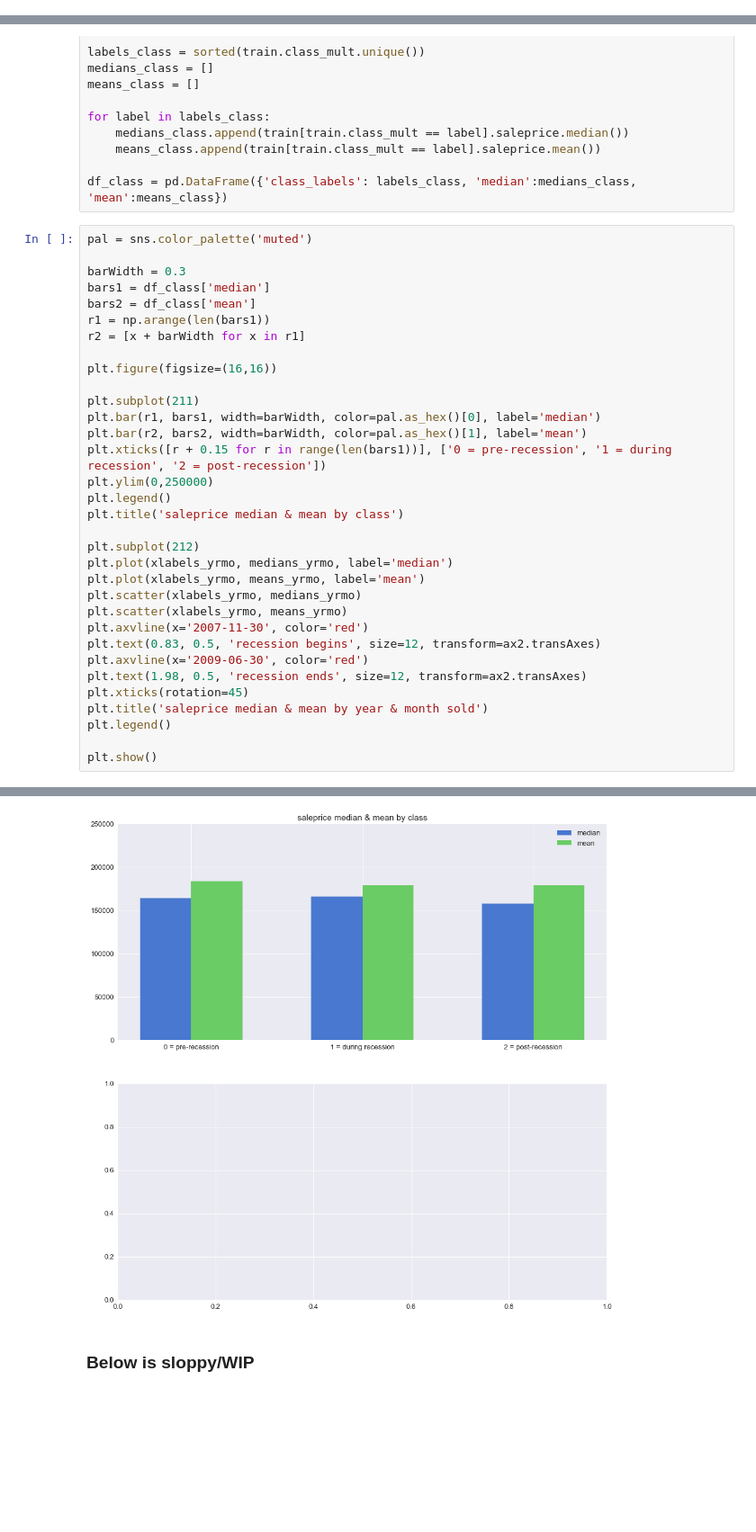
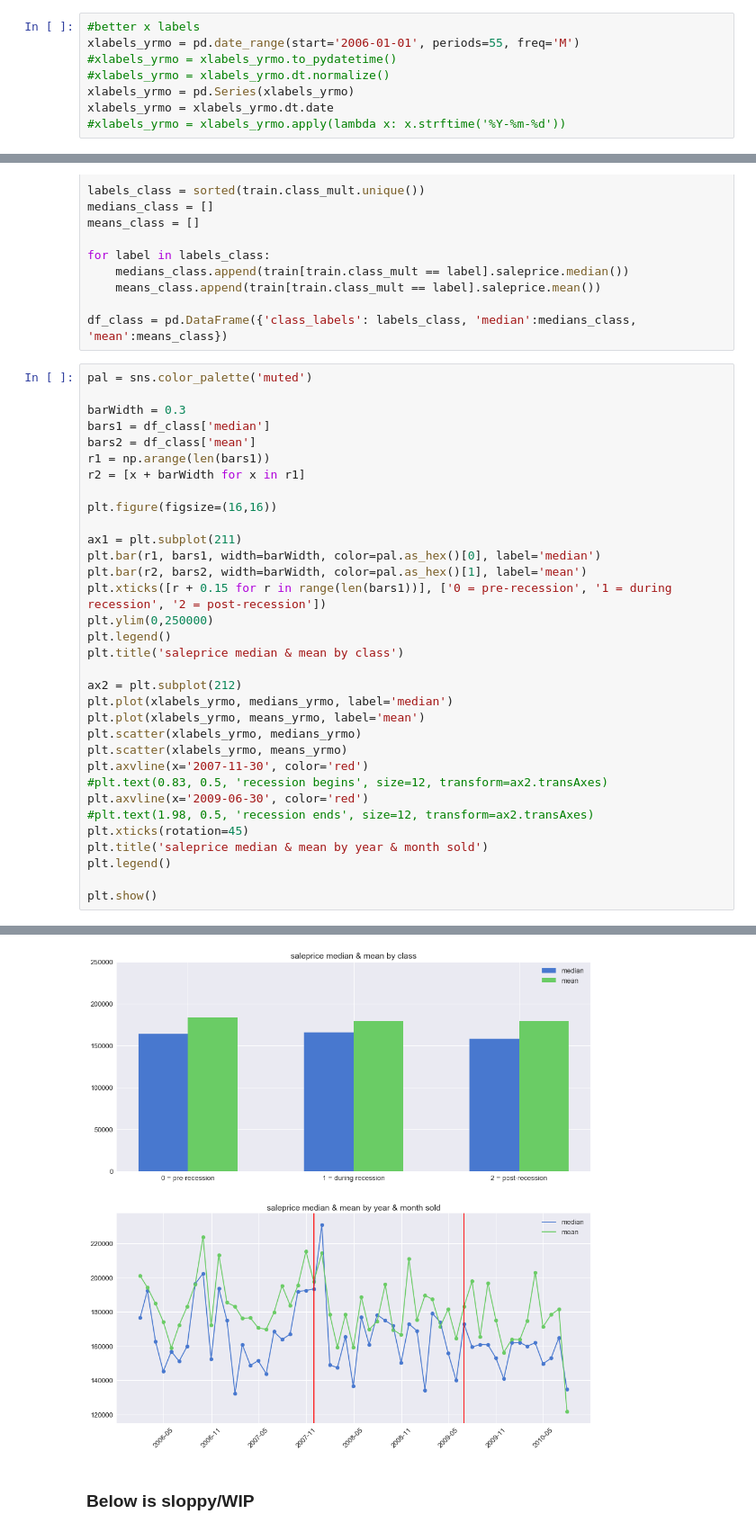
Before and after one commit to brianmcguckin/thinkful_unit_03_capstone, a Jupyter notebook: unit_03_capstone_v2.ipynb, the cells around one changed output, grey strips where cells are left out. Shown at 90% size. Drawn from its saved outputs; the diff is of its cells as text; blank space fills up the shorter version.

```diff
--- a/unit_03_capstone_v2.ipynb
+++ b/unit_03_capstone_v2.ipynb
@@ -242,6 +242,14 @@ train['yrqtr_sold'] = train.yrsold.astype(
 
 #class column
 train['class_mult'] = train.apply(label_class, axis=1)
+# %%
+#better x labels
+xlabels_yrmo = pd.date_range(start='2006-01-01', periods=55, freq='M')
+#xlabels_yrmo = xlabels_yrmo.to_pydatetime()
+#xlabels_yrmo = xlabels_yrmo.dt.normalize()
+xlabels_yrmo = pd.Series(xlabels_yrmo)
+xlabels_yrmo = xlabels_yrmo.dt.date
+#xlabels_yrmo = xlabels_yrmo.apply(lambda x: x.strftime('%Y-%m-%d'))
 # %% [markdown]
 ### Data Exploration
 # %%
@@ -362,7 +376,7 @@ r2 = [x + barWidth for x in r1]
 
 plt.figure(figsize=(16,16))
 
-plt.subplot(211)
+ax1 = plt.subplot(211)
 plt.bar(r1, bars1, width=barWidth, color=pal.as_hex()[0], label='median')
 plt.bar(r2, bars2, width=barWidth, color=pal.as_hex()[1], label='mean')
 plt.xticks([r + 0.15 for r in range(len(bars1))], ['0 = pre-recession', '1 = during recession', '2 = post-recession'])
@@ -370,15 +384,15 @@ plt.ylim(0,250000)
 plt.legend()
 plt.title('saleprice median & mean by class')
 
-plt.subplot(212)
+ax2 = plt.subplot(212)
 plt.plot(xlabels_yrmo, medians_yrmo, label='median')
 plt.plot(xlabels_yrmo, means_yrmo, label='mean')
 plt.scatter(xlabels_yrmo, medians_yrmo)
 plt.scatter(xlabels_yrmo, means_yrmo)
 plt.axvline(x='2007-11-30', color='red')
-plt.text(0.83, 0.5, 'recession begins', size=12, transform=ax2.transAxes)
+#plt.text(0.83, 0.5, 'recession begins', size=12, transform=ax2.transAxes)
 plt.axvline(x='2009-06-30', color='red')
-plt.text(1.98, 0.5, 'recession ends', size=12, transform=ax2.transAxes)
+#plt.text(1.98, 0.5, 'recession ends', size=12, transform=ax2.transAxes)
 plt.xticks(rotation=45)
 plt.title('saleprice median & mean by year & month sold')
 plt.legend()
@@ -389,3 +402,3 @@ NameError: name 'xlabels_yrmo' is not defined
-[figure, old version]
+[figure, new version]
 # %% [markdown]
 ### Below is sloppy/WIP
```
Also changed, not shown: parts of 4 cells of this notebook.
